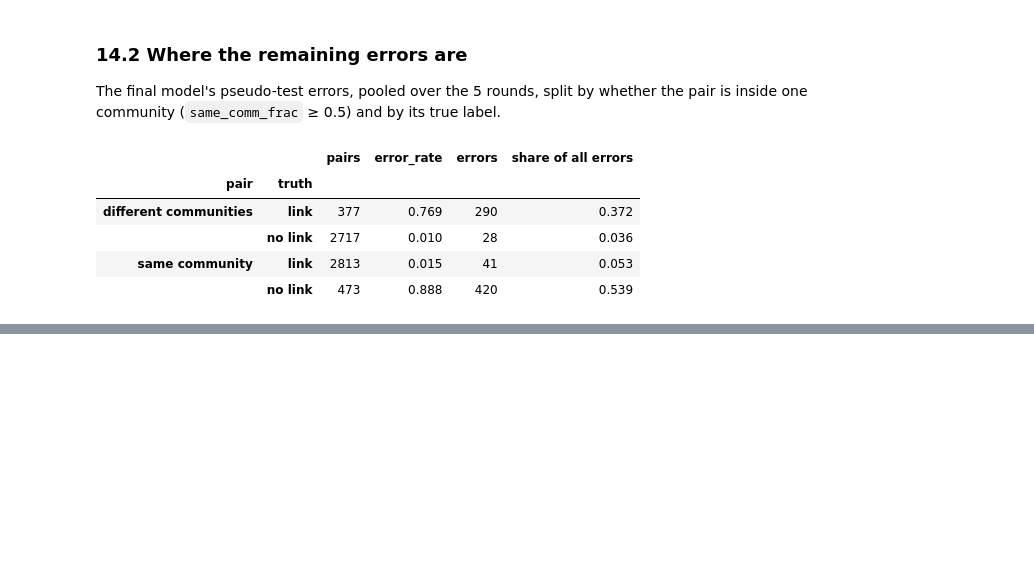
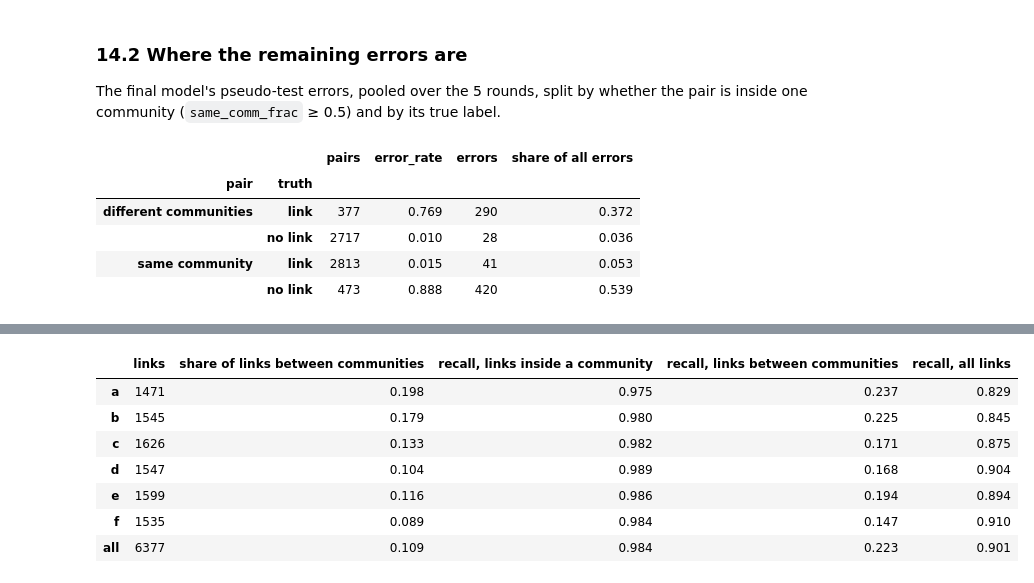
Before and after one commit to geomimo/Link-Prediction, a Jupyter notebook: notebooks/mimo2_feature_engineering.ipynb, the cells around one changed output, grey strips where cells are left out. Saved outputs shown, nothing was run; the diff lists cells and outputs as text; code cells hidden in the pictures; blank space fills up the shorter version.

```diff
--- a/notebooks/mimo2_feature_engineering.ipynb
+++ b/notebooks/mimo2_feature_engineering.ipynb
@@ -1242,0 +1338,19 @@ Numbers are from this run (everything is seeded).
+# %%
+across_comm = train.same_comm_frac.to_numpy() < 0.5
+is_link = y_true == 1
+pd.DataFrame({g: {
+    'links': (mask & is_link).sum(),
+    'share of links between communities': across_comm[mask & is_link].mean(),
+    'recall, links inside a community': y_pred[mask & is_link & ~across_comm].mean(),
+    'recall, links between communities': y_pred[mask & is_link & across_comm].mean(),
+    'recall, all links': y_pred[mask & is_link].mean(),
+} for g, mask in in_group.items()}).T.astype({'links': int}).round(3)
+# %% [output]
+|  | links | share of links between communities | recall, links inside a community | recall, links between communities | recall, all links |
+| a | 1471 | 0.198 | 0.975 | 0.237 | 0.829 |
+| b | 1545 | 0.179 | 0.980 | 0.225 | 0.845 |
+| c | 1626 | 0.133 | 0.982 | 0.171 | 0.875 |
+| d | 1547 | 0.104 | 0.989 | 0.168 | 0.904 |
+| e | 1599 | 0.116 | 0.986 | 0.194 | 0.894 |
+| f | 1535 | 0.089 | 0.984 | 0.147 | 0.910 |
+| all | 6377 | 0.109 | 0.984 | 0.223 | 0.901 |
```
Also changed, not shown: parts of 9 cells of this notebook.
